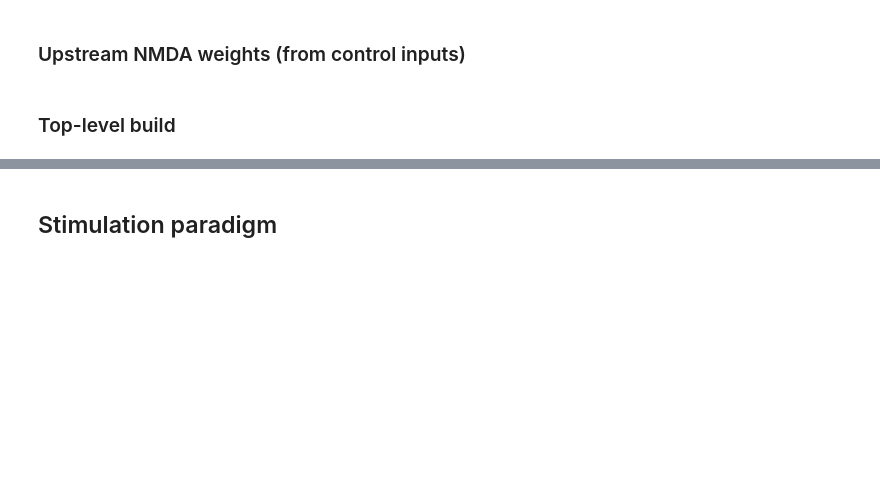
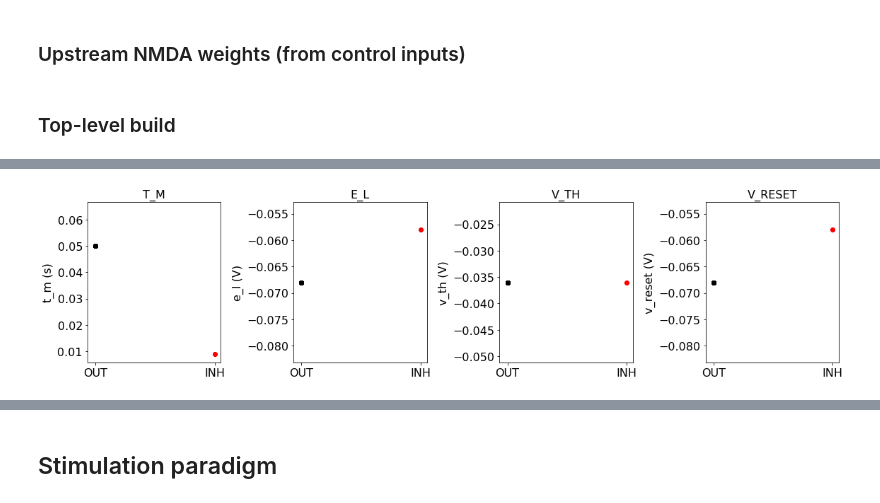
Before and after one commit to rkp8000/network_replay, a Jupyter notebook: 2_item_recall.ipynb, the cells around one changed output, grey strips where cells are left out. Cells and saved outputs as stored; diff of their text form; code cells hidden in the pictures; blank space fills up the shorter version.

Commit message:
Clean up and test ntwk-generation code.

```diff
--- a/2_item_recall.ipynb
+++ b/2_item_recall.ipynb
@@ -74,7 +92,7 @@ def assign_items(n, q, q_star, test=False):
     Probabilistically assign item labels to n neurons.
     Exactly 4 items are considered, with hard-coded
     combination probabilities. Generalization to N items
-    is beyond the scope of this project.
+    is straightforward but beyond the scope of this project.
 
     :param n: number of neurons
     :param q: prob. of neuron being in any given item group
@@ -370,3 +407,12 @@ Tests passed if:
+# %%
+def make_w_g_out_inh(p_g_out_inh, P):
+    """
+    :param p_g_out_inh: INH->OUT GABA cxn probability
+
+    :return: n_out x n_inh matrix of INH->OUT GABA weights
+    """
+
+    return P.W_G_OUT_INH * np.random.binomial(1, p_g_out_inh, (P.N_OUT, P.N_INH))
 # %% [markdown]
 ### Upstream AMPA weights (from item inputs)
 # %%
@@ -456,2 +484,11 @@ def make_w_up_n(labels, P):
+# %%
+def make_w_n_out_ctl(labels, P):
+    """
+    :param labels: n_out x 4 boolean matrix of neuron-item pairings
+
+    :return: n_out x n_ctl matrix of CTL->OUT NMDA weights
+    """
+
+    return np.eye(len(labels)) * P.W_N_OUT_CTL_I
 # %% [markdown]
 ### Top-level build
@@ -526,0 +610,76 @@ def make_ntwk(n, q, q_star, p_0, p_1, P):
+# %%
+def test_make_ntwk():
+
+    np.random.seed(0)
+
+    ntwk = make_ntwk(q_star=0.1, p_0=0.05, p_1=0.1, p_g_out_inh=0.1, P=P)
+
+    # plot intrinsic params
+    fig, axs = plt.subplots(1, 4, figsize=(16, 4), tight_layout=True)
+
+    mask_out = ntwk.masks_rcr['OUT']
+    mask_in = ntwk.masks_rcr['INH']
+
+    axs[0].scatter(np.zeros(ntwk.n_out), ntwk.t_m[mask_out], color='k', lw=0)
+    axs[0].scatter(np.ones(ntwk.n_inh), ntwk.t_m[mask_in], color='r', lw=0)
+    axs[0].set_ylabel('t_m (s)')
+    axs[0].set_title('T_M')
+
+    axs[1].scatter(np.zeros(ntwk.n_out), ntwk.e_l[mask_out], color='k', lw=0)
+    axs[1].scatter(np.ones(ntwk.n_inh), ntwk.e_l[mask_in], color='r', lw=0)
+    axs[1].set_ylabel('e_l (V)')
+    axs[1].set_title('E_L')
+
+    axs[2].scatter(np.zeros(ntwk.n_out), ntwk.v_th[mask_out], color='k', lw=0)
+    axs[2].scatter(np.ones(ntwk.n_inh), ntwk.v_th[mask_in], color='r', lw=0)
+    axs[2].set_ylabel('v_th (V)')
+    axs[2].set_title('V_TH')
+
+    axs[3].scatter(np.zeros(ntwk.n_out), ntwk.v_reset[mask_out], color='k', lw=0)
+    axs[3].scatter(np.ones(ntwk.n_inh), ntwk.v_reset[mask_in], color='r', lw=0)
+    axs[3].set_ylabel('v_reset (V)')
+    axs[3].set_title('V_RESET')
+
+    for ax in axs:
+        ax.set_xticks([0, 1])
+        ax.set_xticklabels(['OUT', 'INH'])
+
+        set_font_size(ax, 16)
+
+    # plot recurrent connectivity
+    fig, axs = plt.subplots(1, 3, figsize=(15, 5), tight_layout=True)
+
+    axs[0].spy(ntwk.ws_rcr['AMPA'].todense(), markersize=0.5)
+    axs[0].set_title('AMPA SPARSITY PATTERN (RCR)\n')
+
+    axs[1].spy(ntwk.ws_rcr['NMDA'].todense(), markersize=0.5)
+    axs[1].set_title('NMDA SPARSITY PATTERN (RCR)\n')
+
+    axs[2].spy(ntwk.ws_rcr['GABA'].todense(), markersize=0.5)
+    axs[2].set_title('GABA SPARSITY PATTERN (RCR)\n')
+
+    for ax in axs:
+        ax.xaxis.tick_top()
+        set_font_size(ax, 16)
+
+    # plot upstream connectivity
+    fig, axs = plt.subplots(1, 3, figsize=(15, 5), tight_layout=True)
+
+    axs[0].spy(ntwk.ws_up_init['AMPA'].todense(), markersize=0.5)
+    axs[0].set_title('AMPA SPARSITY PATTERN (UP)\n')
+
+    axs[1].spy(ntwk.ws_up_init['NMDA'].todense(), markersize=0.5)
+    axs[1].set_title('NMDA SPARSITY PATTERN (UP)\n')
+
+    axs[2].spy(ntwk.ws_up_init['GABA'].todense(), markersize=0.5)
+    axs[2].set_title('GABA SPARSITY PATTERN (UP)\n')
+
+    for ax in axs:
+        ax.xaxis.tick_top()
+        set_font_size(ax, 16)
+
+    return ntwk
+
+test_ntwk = test_make_ntwk()
+# %% [output]
+[figure, added]
```
Also changed, not shown: parts of 25 cells of this notebook.
